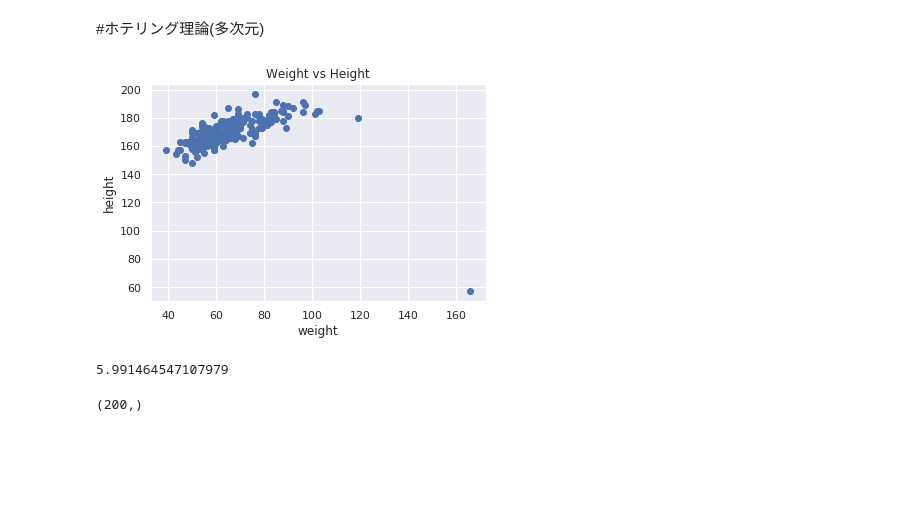
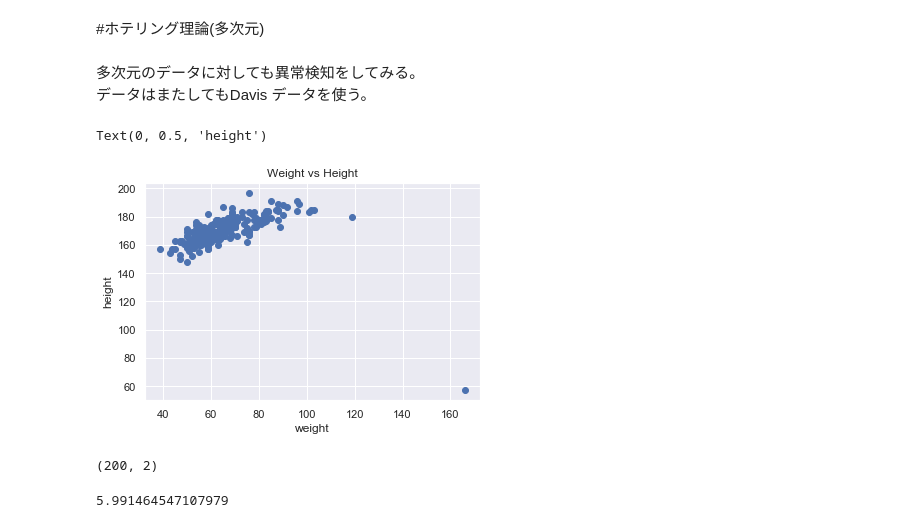
Before and after one commit to msamunetogetoge/masamune, a Jupyter notebook: hotelingT2.ipynb, the cells around one changed output. Saved outputs shown, nothing was run; the diff lists cells and outputs as text; code cells hidden in the pictures; blank space fills up the shorter version.

```diff
--- a/hotelingT2.ipynb
+++ b/hotelingT2.ipynb
@@ -109,12 +132,19 @@ X.loc[anomaly]
 # %% [markdown]
 #ホテリング理論(多次元)
+# %% [markdown]
+多次元のデータに対しても異常検知をしてみる。<br>
+データはまたしてもDavis データを使う。
 # %%
-X=pd.read_csv("Davis.csv")
+#Davis データのweight, height の値を使って異常検知してみる。
+#まずはデータを読み込んでグラフを描く
+target_path = os.path.join( os.getcwd(), "datas/Davis.csv")
+X=pd.read_csv(target_path)
+
 x= X[["weight", "height"]]
 plt.scatter(x["weight"], x["height"])
 plt.title("Weight vs Height")
 plt.xlabel("weight")
 plt.ylabel("height")
-plt.savefig("weight_vs_height.png")
 # %% [output]
+Text(0, 0.5, 'height')
-[figure, old version]
+[figure, new version]
@@ -125,0 +151,4 @@ Sig = np.dot((x-mu).T,(x-mu) )/N
+# %%
+x.shape
+# %% [output]
+(200, 2)
@@ -129,9 +182,4 @@ a_th =stats.chi2.ppf(q=0.95, df=M)
 print(a_th)
 # %% [output]
 5.991464547107979
-# %%
-a = np.dot( np.dot((x-mu), np.linalg.inv(Sig)), (x-mu).T ).diagonal()
-a.shape
-# %% [output]
-(200,)
 # %%
```
Also changed, not shown: parts of 25 cells of this notebook.
